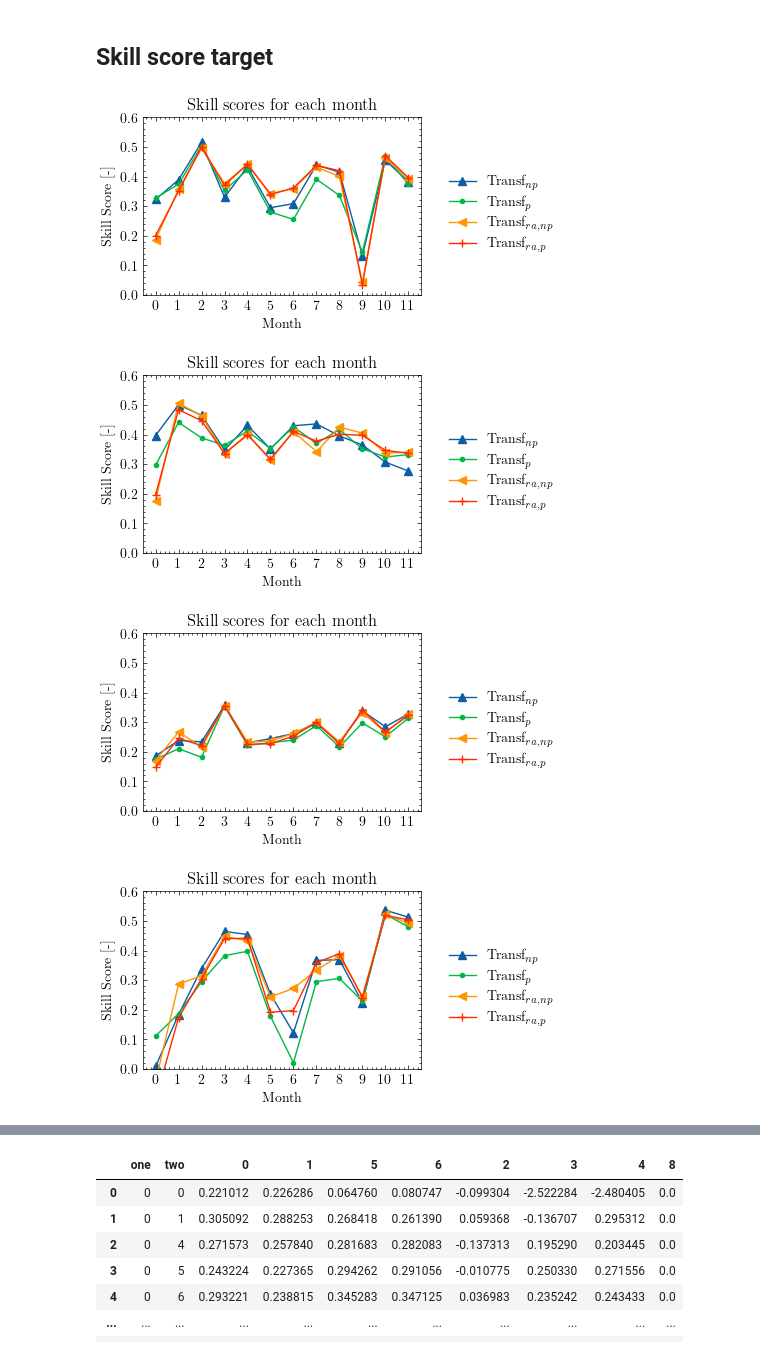
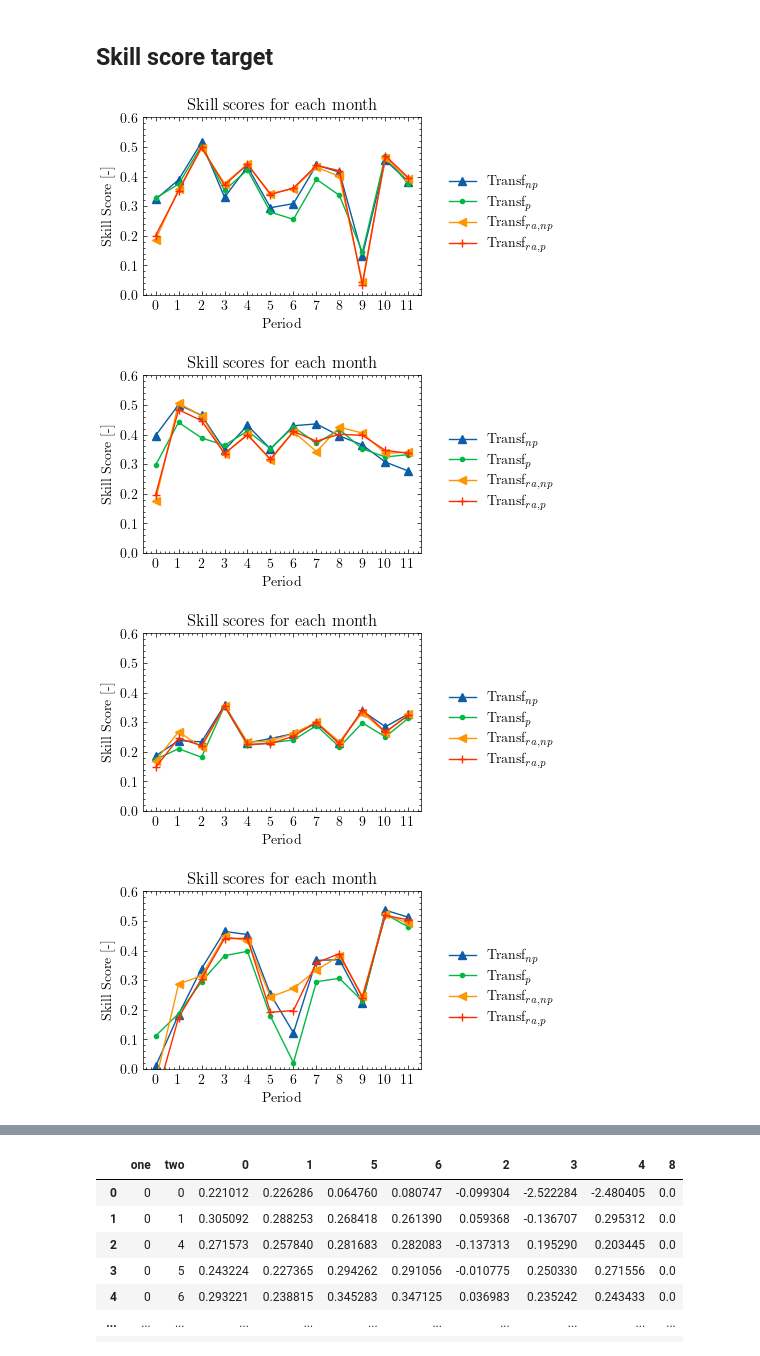
Before and after one commit to RobbeVDE/SolNet-2, a Jupyter notebook: evaluation_visualization.ipynb, the cells around one changed output, grey strips where cells are left out. Cells and saved outputs as stored; diff of their text form; code cells hidden in the pictures.

```diff
--- a/evaluation_visualization.ipynb
+++ b/evaluation_visualization.ipynb
@@ -185,7 +185,7 @@ for site in [0,1,2,3]:
     plt.ylim([0, ymax[site]])
     fig.legend(loc="center left", bbox_to_anchor=(1,0.5))
     plt.title("RMSE for each month")
-    plt.xlabel("Month")
+    plt.xlabel("Period")
     plt.ylabel("RMSE [W]")
     plt.xticks(range(len(rmse.loc[site].index)), labels=range(len(rmse.loc[site].index)))
     plt.tight_layout()
@@ -209,7 +209,7 @@ for j, site in enumerate(sites):
             plt.plot(time.loc[(site, slice(None)), model].values, marker=next(marker), linestyle="-", label = model_labels[i])
     # plt.ylim([0, ymax[j]])
     fig.legend(loc="center left", bbox_to_anchor=(1,0.5))
-    plt.xlabel("Month")
+    plt.xlabel("Period")
     plt.ylabel("Training time [s]")
     plt.title("Training time for each month")
     plt.xticks(range(len(rmse.loc[site].index)), labels=range(1,len(rmse.loc[site].index)+1))
@@ -268,27 +266,27 @@ dtype: float64
 # %%
 avg_skill_scores = pd.DataFrame(index=sites, columns=models)
 for site in [0,1,2,3,4,5,6,7,8]:
     marker = itertools.cycle(('^', '.', '<', '+', '>', 'd'))
     persist = month_rmse.loc[(site, slice(None)), 9].values
     fig = plt.figure(site)
     for  model in [0,1,5,6]:
         if model != 9:
             rmse_mod_site = month_rmse.loc[(site, slice(None)), model].values
             ss = 1-  rmse_mod_site/persist
             ss= ss[:-1] #Dont select value for shorter month
 
             plt.plot(ss, marker=next(marker), linestyle="-", label = model_labels[model])
     plt.ylim([0, 0.6])
     fig.legend(loc="center left", bbox_to_anchor=(1,0.5))
-    plt.xlabel("Month")
+    plt.xlabel("Period")
     plt.ylabel("Skill Score [-]")
     plt.title("Skill scores for each month")
     plt.xticks(range(len(rmse.loc[site].index)-1), labels=range(len(rmse.loc[site].index)-1))
     plt.tight_layout()
     plt.savefig(f"Figures/evaluation/ss_month_{site}")
     fig.show()
 # %% [output]
-[figure, old version]
+[figure, new version]
-[figure, old version]
+[figure, new version]
-[figure, old version]
+[figure, new version]
-[figure, old version]
+[figure, new version]
```
Also changed, not shown: parts of 3 cells of this notebook, 24 other files.
